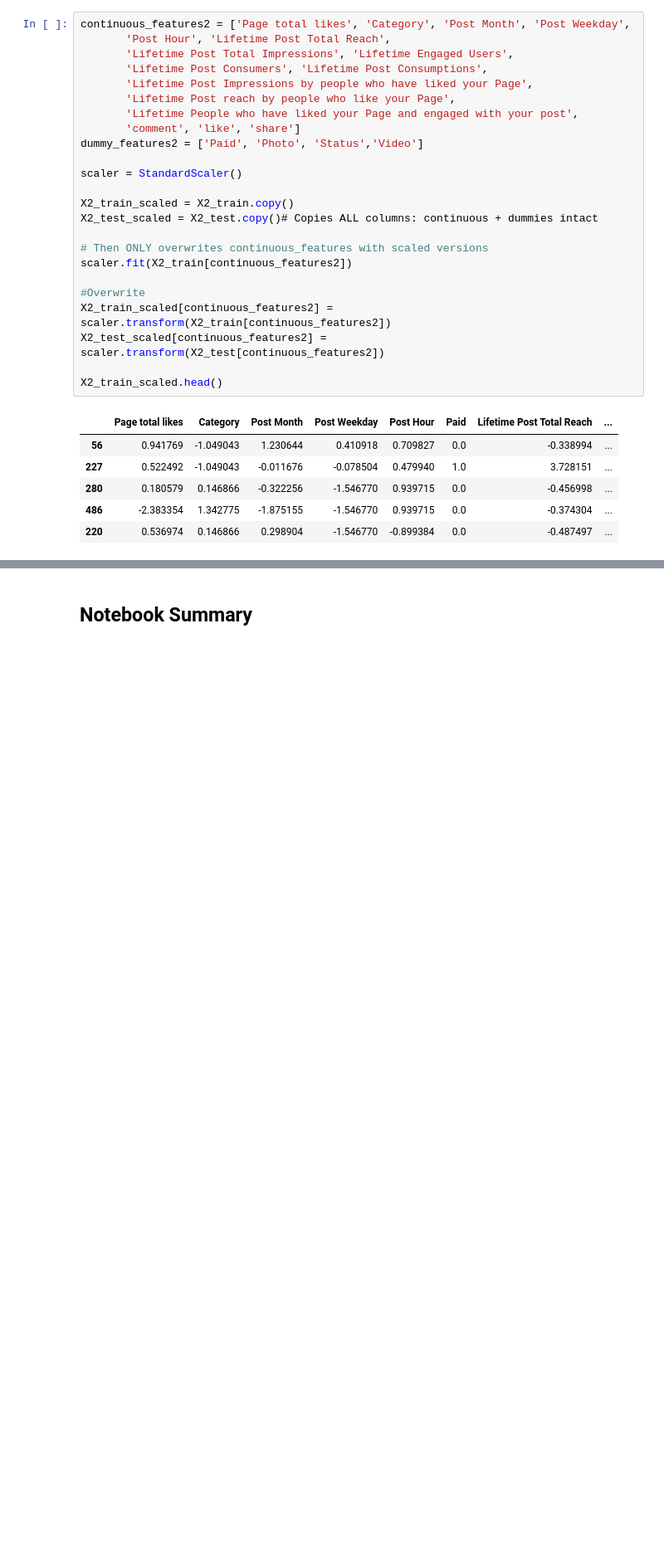
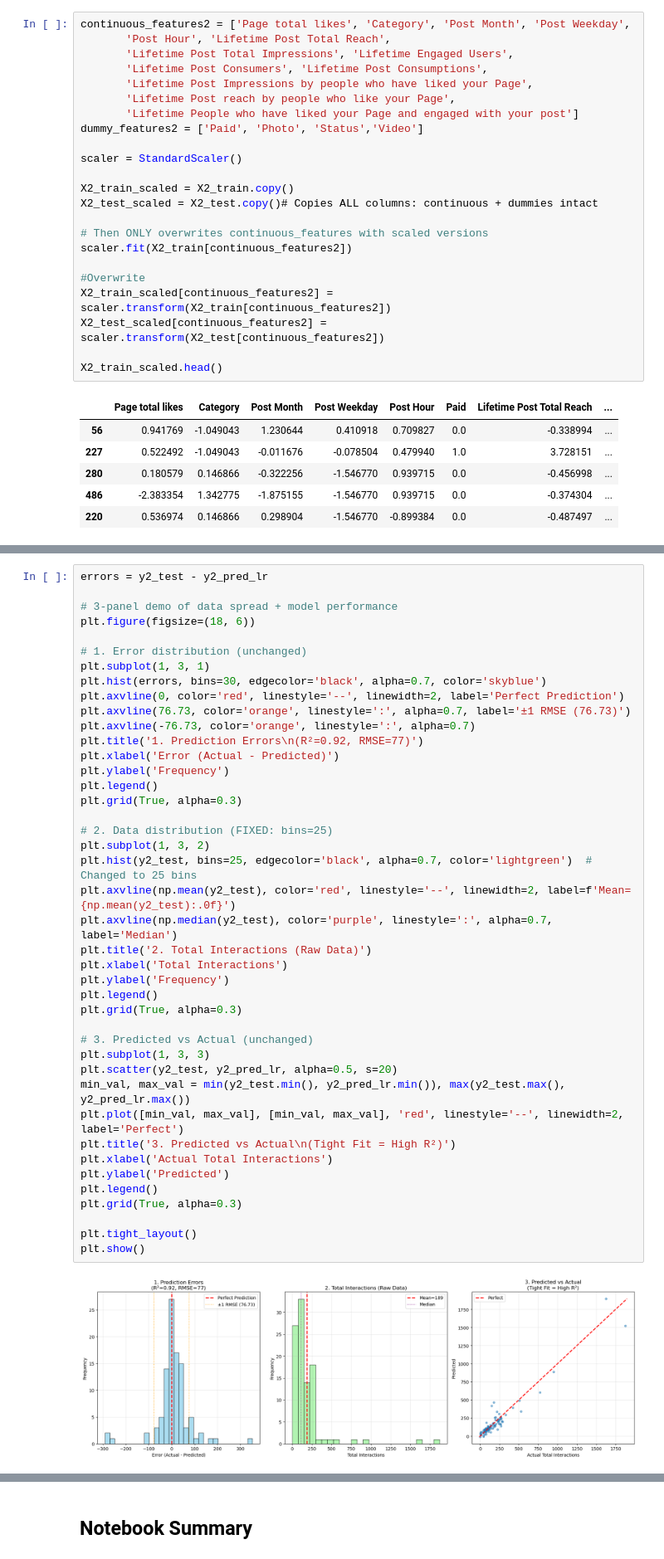
Before and after one commit to cameronbridgwater/phase1_portfolio_project, a Jupyter notebook: code/model.ipynb, the cells around one changed output, grey strips where cells are left out. Shown at 83% size. Cells and saved outputs as stored; diff of their text form; blank space fills up the shorter version.

```diff
--- a/code/model.ipynb
+++ b/code/model.ipynb
@@ -94,8 +96,7 @@ continuous_features2 = ['Page total likes', 'Category', 'Post Month', 'Post Week
        'Lifetime Post Consumers', 'Lifetime Post Consumptions',
        'Lifetime Post Impressions by people who have liked your Page',
        'Lifetime Post reach by people who like your Page',
-       'Lifetime People who have liked your Page and engaged with your post',
-       'comment', 'like', 'share']
+       'Lifetime People who have liked your Page and engaged with your post']
 dummy_features2 = ['Paid', 'Photo', 'Status','Video']
 
 scaler = StandardScaler()
@@ -478,0 +343,44 @@ The practical takeaway is that Lasso has done the interpretation work for us. By
+# %%
+errors = y2_test - y2_pred_lr
+
+# 3-panel demo of data spread + model performance
+plt.figure(figsize=(18, 6))
+
+# 1. Error distribution (unchanged)
+plt.subplot(1, 3, 1)
+plt.hist(errors, bins=30, edgecolor='black', alpha=0.7, color='skyblue')
+plt.axvline(0, color='red', linestyle='--', linewidth=2, label='Perfect Prediction')
+plt.axvline(76.73, color='orange', linestyle=':', alpha=0.7, label='±1 RMSE (76.73)')
+plt.axvline(-76.73, color='orange', linestyle=':', alpha=0.7)
+plt.title('1. Prediction Errors\n(R²=0.92, RMSE=77)')
+plt.xlabel('Error (Actual - Predicted)')
+plt.ylabel('Frequency')
+plt.legend()
+plt.grid(True, alpha=0.3)
+
+# 2. Data distribution (FIXED: bins=25)
+plt.subplot(1, 3, 2)
+plt.hist(y2_test, bins=25, edgecolor='black', alpha=0.7, color='lightgreen')  # Changed to 25 bins
+plt.axvline(np.mean(y2_test), color='red', linestyle='--', linewidth=2, label=f'Mean={np.mean(y2_test):.0f}')
+plt.axvline(np.median(y2_test), color='purple', linestyle=':', alpha=0.7, label='Median')
+plt.title('2. Total Interactions (Raw Data)')
+plt.xlabel('Total Interactions')
+plt.ylabel('Frequency')
+plt.legend()
+plt.grid(True, alpha=0.3)
+
+# 3. Predicted vs Actual (unchanged)
+plt.subplot(1, 3, 3)
+plt.scatter(y2_test, y2_pred_lr, alpha=0.5, s=20)
+min_val, max_val = min(y2_test.min(), y2_pred_lr.min()), max(y2_test.max(), y2_pred_lr.max())
+plt.plot([min_val, max_val], [min_val, max_val], 'red', linestyle='--', linewidth=2, label='Perfect')
+plt.title('3. Predicted vs Actual\n(Tight Fit = High R²)')
+plt.xlabel('Actual Total Interactions')
+plt.ylabel('Predicted')
+plt.legend()
+plt.grid(True, alpha=0.3)
+
+plt.tight_layout()
+plt.show()
+# %% [output]
+[figure, added]
```
Also changed, not shown: parts of 85 cells of this notebook, 8 other files.
